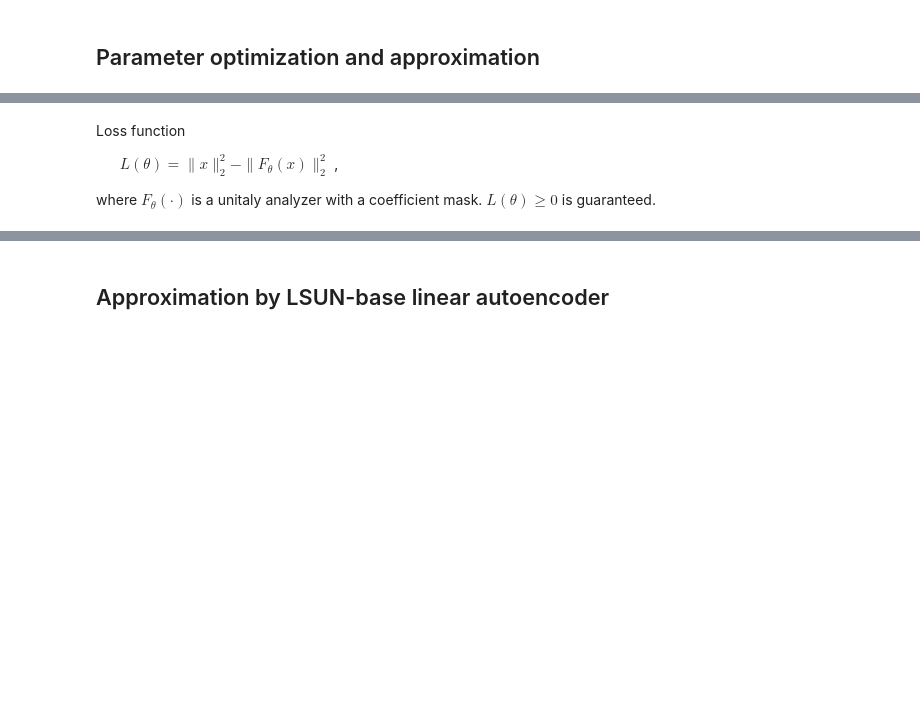
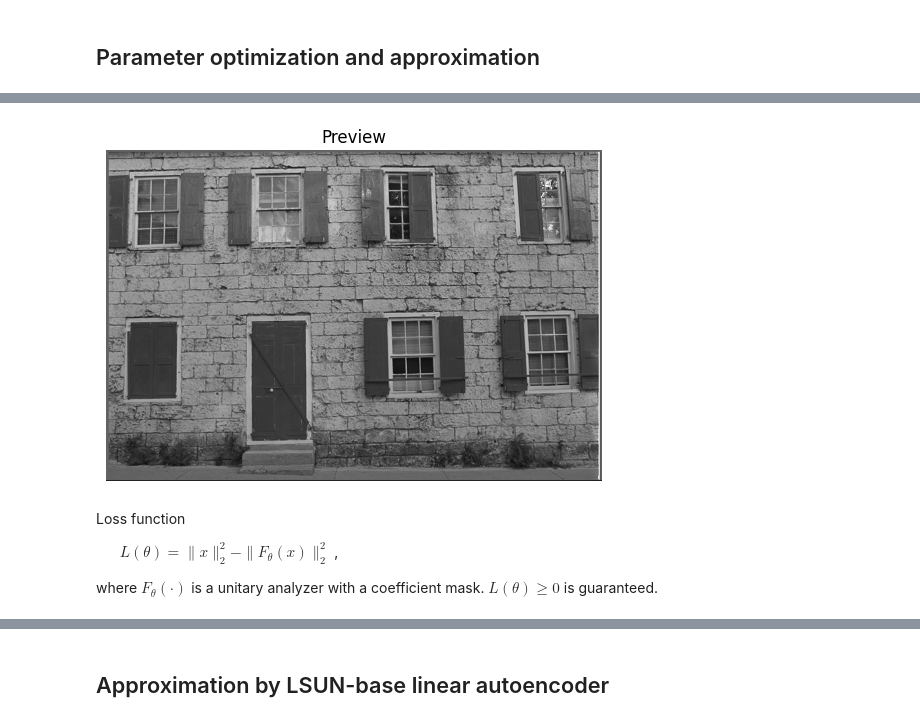
Before and after one commit to msiplab/TanSacNet, a Jupyter notebook: code/examples/lsun/main_lsun.ipynb, the cells around one changed output, grey strips where cells are left out. Saved outputs shown, nothing was run; the diff lists cells and outputs as text; code cells hidden in the pictures; blank space fills up the shorter version.

```diff
--- a/code/examples/lsun/main_lsun.ipynb
+++ b/code/examples/lsun/main_lsun.ipynb
@@ -393,3 +417,11 @@ Estimated Total Size (MB): 27.53
+# %%
+# Display
+plt.imshow(img.squeeze(), cmap='gray')
+plt.title('Preview')
+plt.axis('off')
+plt.show()
+# %% [output]
+[figure, added]
 # %% [markdown]
 
 Loss function
@@ -398,7 +430,7 @@ Loss function
 &nbsp;&nbsp;&nbsp;&nbsp;&nbsp; $L({\theta })=\|x{\|}_2^2 -\|F_{{\theta }} (x){\|}_2^2$ ,
 
 
-where $F_{{\theta }} (\cdot )$ is a unitaly analyzer with a coefficient mask. $L({\theta })\ge 0$ is guaranteed.
+where $F_{{\theta }} (\cdot )$ is a unitary analyzer with a coefficient mask. $L({\theta })\ge 0$ is guaranteed.
 # %%
 energy_loss = lambda y,x: torch.sum(x**2)-torch.sum(y**2)
 # %%
```
Also changed, not shown: parts of 20 cells of this notebook, 3 other files.
